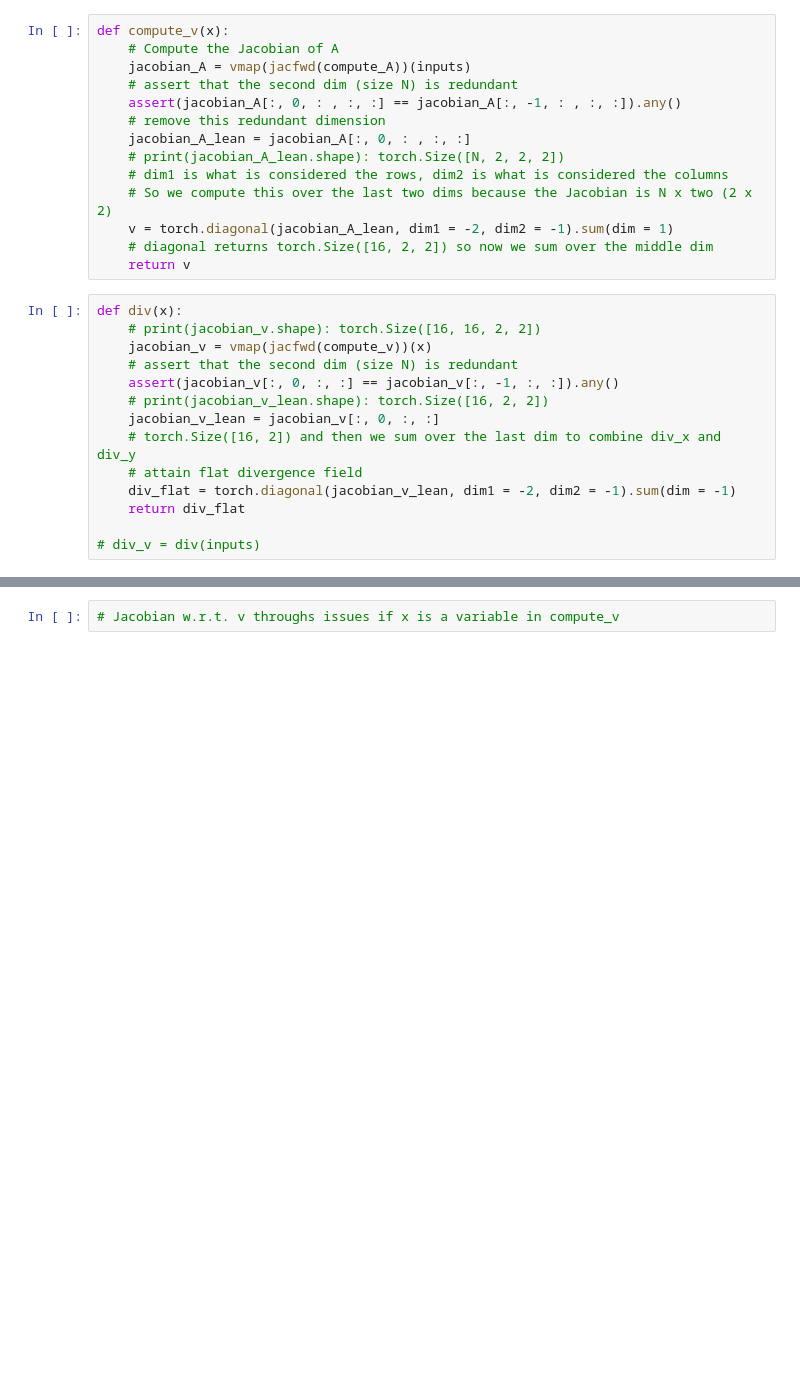
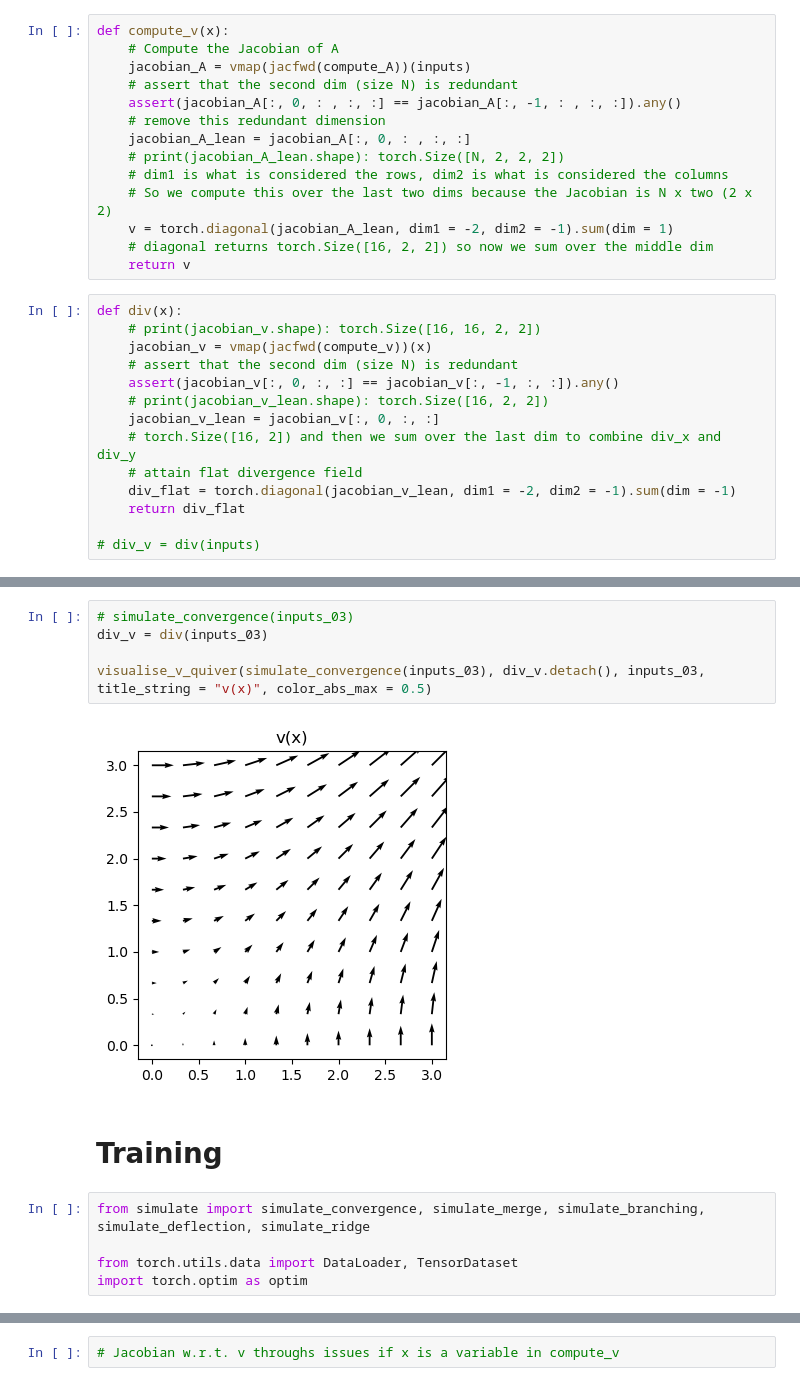
Before and after one commit to kimbente/ice_thickness, a Jupyter notebook: dfNN_pytorch.ipynb, the cells around one changed output, grey strips where cells are left out. Drawn from its saved outputs; the diff is of its cells as text; blank space fills up the shorter version.

Commit message:
Train dfNN

```diff
--- a/dfNN_pytorch.ipynb
+++ b/dfNN_pytorch.ipynb
@@ -460,0 +569,14 @@ visualise_v(v.detach(), div_v.detach(), inputs, title_string = "v(x)", color_abs
+# %%
+# simulate_convergence(inputs_03)
+div_v = div(inputs_03)
+
+visualise_v_quiver(simulate_convergence(inputs_03), div_v.detach(), inputs_03, title_string = "v(x)", color_abs_max = 0.5)
+# %% [output]
+[figure, added]
+# %% [markdown]
+# Training
+# %%
+from simulate import simulate_convergence, simulate_merge, simulate_branching, simulate_deflection, simulate_ridge
+
+from torch.utils.data import DataLoader, TensorDataset
+import torch.optim as optim
```
Also changed, not shown: parts of 12 cells of this notebook, 3 other files.
